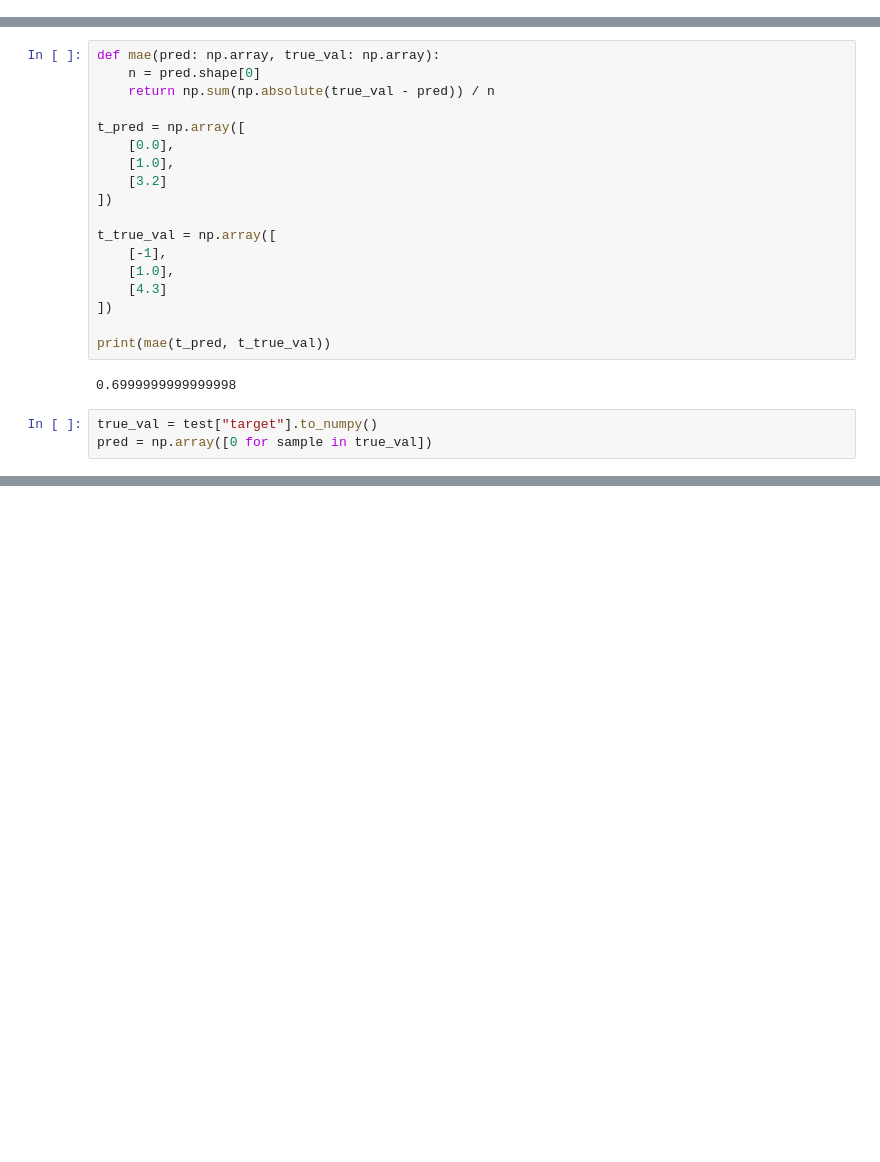
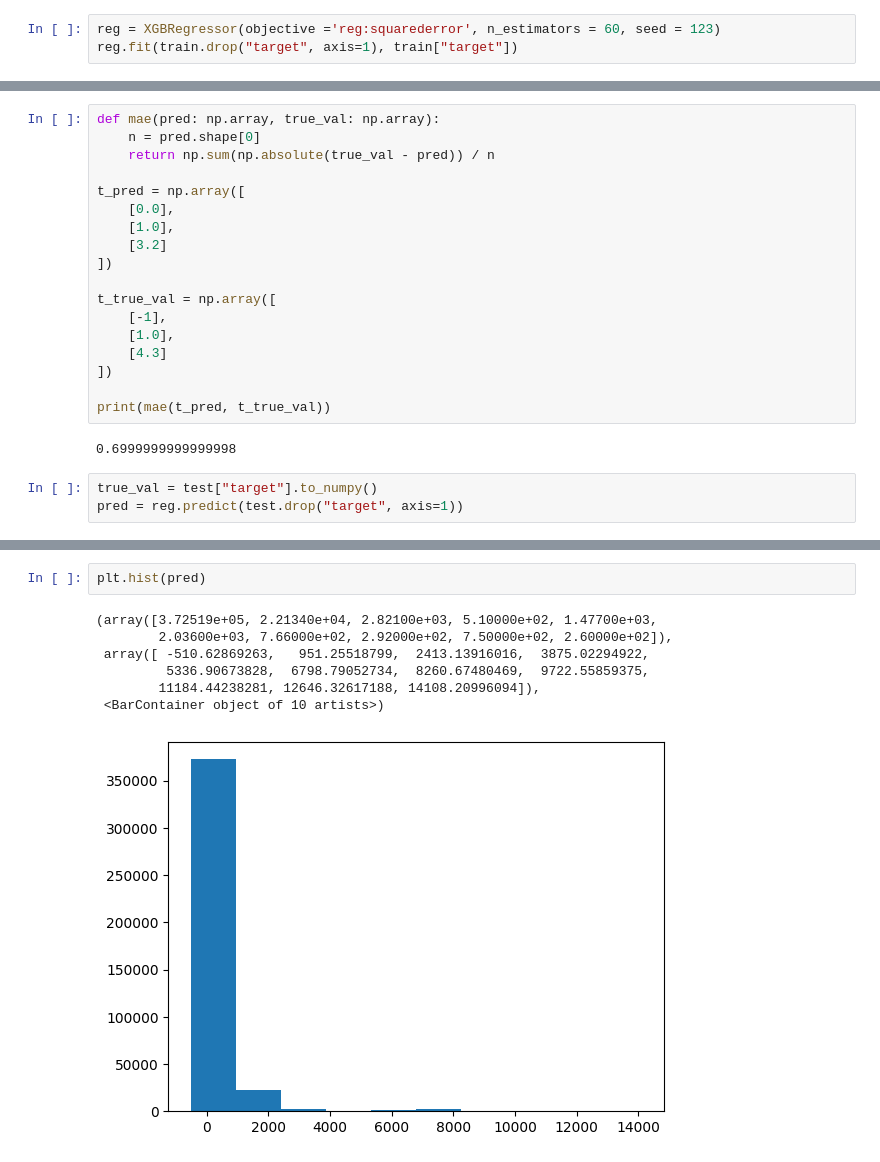
Before and after one commit to AnakinP0/Enefit_Kaggle, a Jupyter notebook: baseline.ipynb, the cells around one changed output, grey strips where cells are left out. Cells and saved outputs as stored; diff of their text form; blank space fills up the shorter version.

```diff
--- a/baseline.ipynb
+++ b/baseline.ipynb
@@ -232,0 +273,3 @@ model.train()
+# %%
+reg = XGBRegressor(objective ='reg:squarederror', n_estimators = 60, seed = 123)
+reg.fit(train.drop("target", axis=1), train["target"])
@@ -255,7 +321,7 @@ print(mae(t_pred, t_true_val))
 0.6999999999999998
 # %%
 true_val = test["target"].to_numpy()
-pred = np.array([0 for sample in true_val])
+pred = reg.predict(test.drop("target", axis=1))
 # %%
 print(mae(pred, true_val))
 # %% [output]
@@ -262,0 +329,10 @@ print(mae(pred, true_val))
+# %%
+plt.hist(pred)
+# %% [output]
+(array([3.72519e+05, 2.21340e+04, 2.82100e+03, 5.10000e+02, 1.47700e+03,
+        2.03600e+03, 7.66000e+02, 2.92000e+02, 7.50000e+02, 2.60000e+02]),
+ array([ -510.62869263,   951.25518799,  2413.13916016,  3875.02294922,
+         5336.90673828,  6798.79052734,  8260.67480469,  9722.55859375,
+        11184.44238281, 12646.32617188, 14108.20996094]),
+ <BarContainer object of 10 artists>)
+[figure, added]
```
Also changed, not shown: parts of 23 cells of this notebook.
